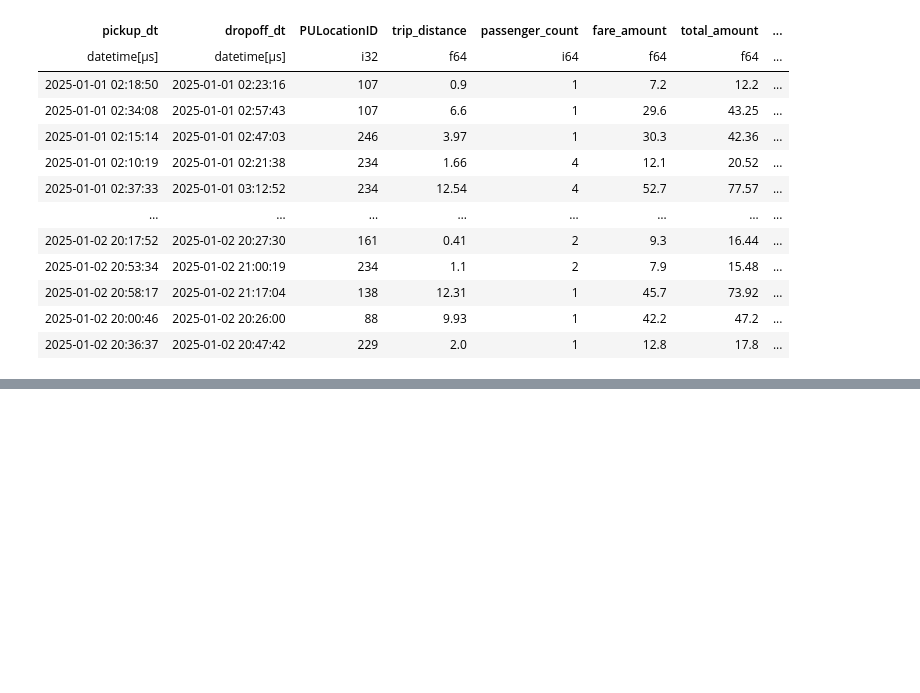
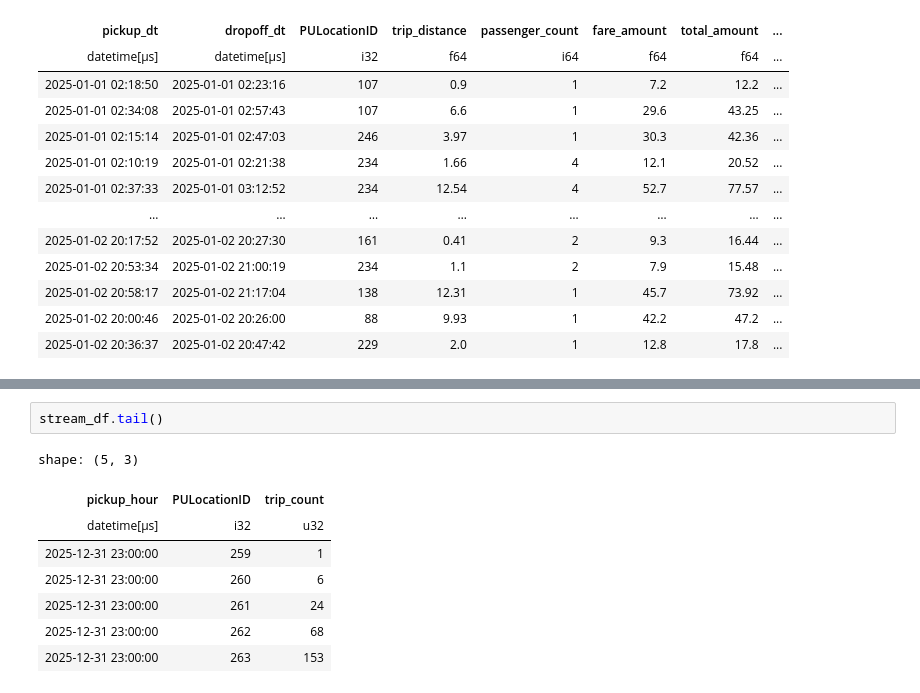
Before and after one commit to anjaneyajavvadi/Ride-Demand-Prediction-System, a Jupyter notebook: notebooks/v1.ipynb, the cells around one changed output, grey strips where cells are left out. Cells and saved outputs as stored; diff of their text form; blank space fills up the shorter version.

```diff
--- a/notebooks/v1.ipynb
+++ b/notebooks/v1.ipynb
@@ -174,0 +213,11 @@ shape: (122_010, 8)
+# %%
+stream_df.tail()
+# %% [output]
+shape: (5, 3)
+| pickup_hour | PULocationID | trip_count |
+| datetime[μs] | i32 | u32 |
+| 2025-12-31 23:00:00 | 259 | 1 |
+| 2025-12-31 23:00:00 | 260 | 6 |
+| 2025-12-31 23:00:00 | 261 | 24 |
+| 2025-12-31 23:00:00 | 262 | 68 |
+| 2025-12-31 23:00:00 | 263 | 153 |
```
Also changed, not shown: parts of 5 cells of this notebook, 1 other file.
